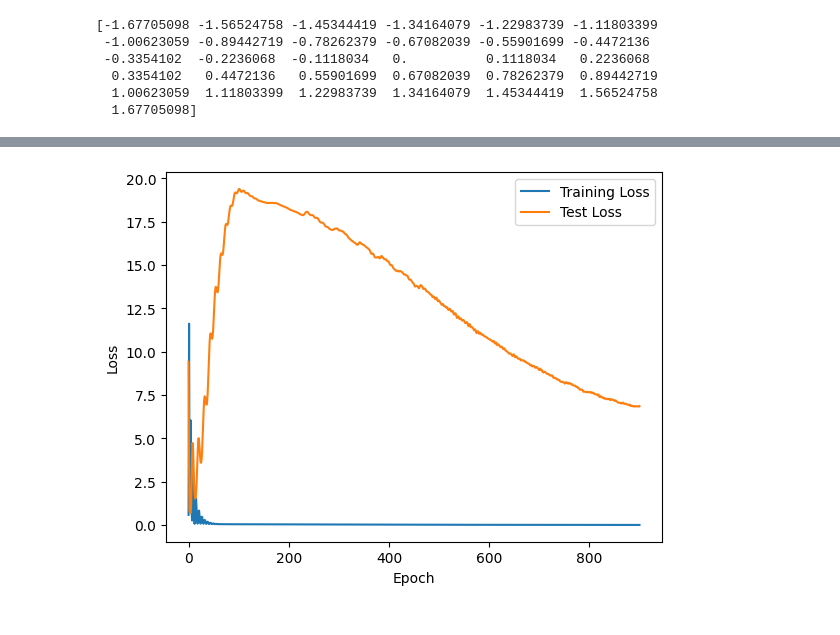
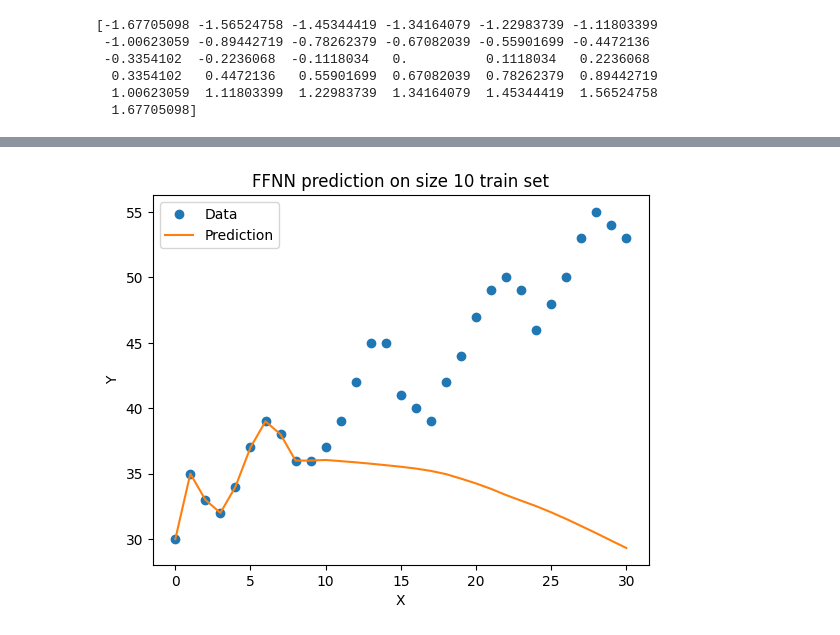
Before and after one commit to ChenQiyue8/EE399A, a Jupyter notebook: HW4/EE393HW4.ipynb, the cells around one changed output, grey strips where cells are left out. Drawn from its saved outputs; the diff is of its cells as text; code cells hidden in the pictures.

```diff
--- a/HW4/EE393HW4.ipynb
+++ b/HW4/EE393HW4.ipynb
@@ -158,7 +154,6 @@ plt.show()
 X_train, Y_train = X[:10], Y[:10]
 X_test, Y_test = X[10:], Y[10:]
 # %%
-
 # Convert data to PyTorch tensors
 X_train_tensor = Variable(torch.Tensor(X_train).unsqueeze(1))
 Y_train_tensor = Variable(torch.Tensor(Y_train).unsqueeze(1))
@@ -180,9 +175,7 @@ class Net(torch.nn.Module):
         return x
 
 # Create an instance of the model
-net = Net()
-
-
+net = Net().to(device)
 
 # Define the loss function
 criterion = torch.nn.MSELoss()
@@ -196,8 +189,8 @@ train_losses = []
 test_losses = []
 for epoch in range(num_epochs):
     # Forward pass
-    outputs = net(X_train_tensor.unsqueeze(1))
-    loss = criterion(outputs, Y_train_tensor.unsqueeze(1))
+    outputs = net(X_train_tensor.unsqueeze(1).to(device))
+    loss = criterion(outputs, Y_train_tensor.unsqueeze(1).to(device))
 
     # Backward and optimize
     optimizer.zero_grad()
@@ -206,16 +199,11 @@ for epoch in range(num_epochs):
 
     # Compute training and test loss for monitoring
     train_losses.append(loss.item())
-    test_outputs = net(X_test_tensor.unsqueeze(1))
-    test_loss = criterion(test_outputs, Y_test_tensor.unsqueeze(1))
+    test_outputs = net(X_test_tensor.unsqueeze(1).to(device))
+    test_loss = criterion(test_outputs, Y_test_tensor.unsqueeze(1).to(device))
     test_losses.append(test_loss.item())
 
     # Print progress
     if (epoch+1) % 1000 == 0:
         print(f'Epoch [{epoch+1}/{num_epochs}], Training Loss: {loss.item():.4f}, Test Loss: {test_loss.item():.4f}')
-
-    if (loss < 0.001):
-      print(f'Epoch [{epoch+1}/{num_epochs}], Training Loss: {loss.item():.4f}, Test Loss: {test_loss.item():.4f}')
-      print('\nModel is not improving, so we halt the training session.')
-      break
 # %% [output]
@@ -225,23 +231,15 @@ Model is not improving, so we halt the training session.
 # %%
-# Plot the loss curve
-plt.plot(train_losses, label='Training Loss')
-plt.plot(test_losses, label='Test Loss')
-plt.xlabel('Epoch')
-plt.ylabel('Loss')
+# De-normalize the predicted output
+X_tensor = Variable(torch.Tensor(X).unsqueeze(1))
+Y_pred2 = net(X_tensor.to(device)).cpu().detach().numpy() * Ystd + Ymean
+
+# Plot the predicted curve with de-normalized data
+plt.plot(X * Xstd + Xmean, Y * Ystd + Ymean, 'o', label='Data')
+plt.plot(X * Xstd + Xmean, Y_pred2, label='Prediction')
+plt.title('FFNN prediction on size 10 train set')
+plt.xlabel('X')
+plt.ylabel('Y')
 plt.legend()
 plt.show()
-
-# # Evaluate the model on the full data range
-# X_tensor = Variable(torch.Tensor(X_n))
-# Y_pred = normal_process.inverse_transform(net(X_tensor).detach().numpy())
-
-# print(Y_pred)
-# # Plot the predicted curve
-# plt.plot(X, Y, 'o', label='Data')
-# plt.plot(X, Y_pred, label='Prediction')
-# plt.xlabel('X')
-# plt.ylabel('Y')
-# plt.legend()
-# plt.show()
 # %% [output]
-[figure, old version]
+[figure, new version]
```
Also changed, not shown: parts of 28 cells of this notebook, 3 other files.
